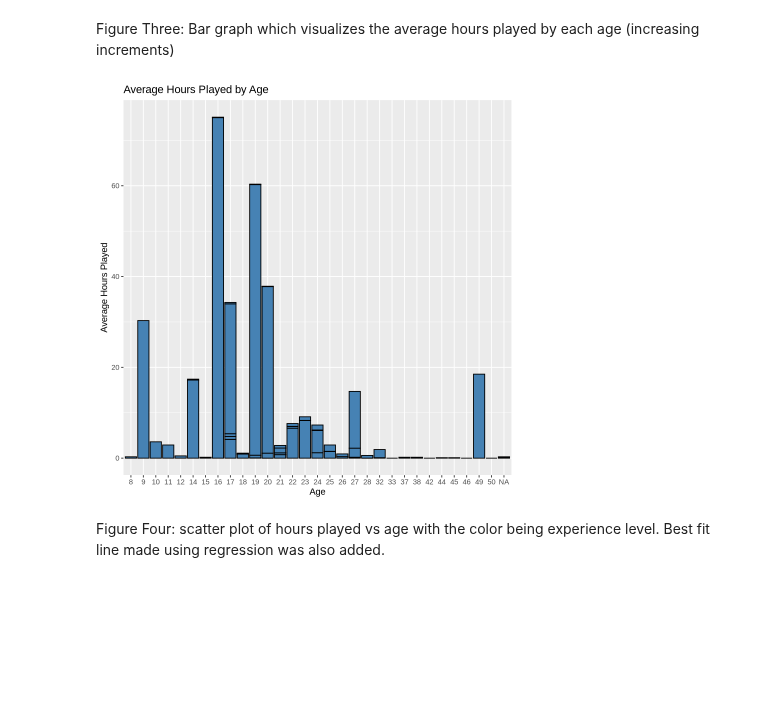
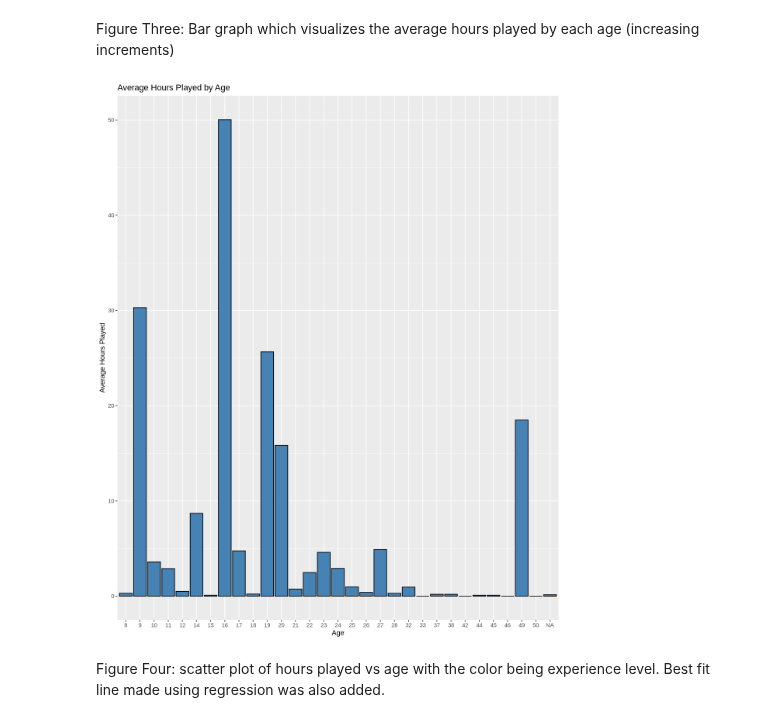
Before and after one commit to Chalkkk/dsci-final-group-project, a Jupyter notebook: final_project.ipynb, the cells around one changed output. Drawn from its saved outputs; the diff is of its cells as text; code cells hidden in the pictures; blank space fills up the shorter version.

Commit message:
fixed overlap graph & added regression

```diff
--- a/final_project.ipynb
+++ b/final_project.ipynb
@@ -351,17 +352,17 @@ hours_experience_boxplot
 # %% [markdown]
 Figure Three: Bar graph which visualizes the average hours played by each age (increasing increments)
 # %%
-hours_age_bars <- hours_age_exp_sum |>
+hours_age_bars <- hours_age_sum |>
                   ggplot(aes(x = factor(Age), y = average_played_hours)) +
                   geom_bar(stat = "identity",
                            fill = "steelblue",
                            colour = "black") +
                   labs(title = "Average Hours Played by Age",
                        x = "Age",
                        y = "Average Hours Played")
 hours_age_bars
 # %% [output]
-[figure, old version]
+[figure, new version]
 # %% [markdown]
 Figure Four: scatter plot of hours played vs age with the color being experience level. Best fit line made using regression was also added.
 # %%
```
Also changed, not shown: parts of 3 cells of this notebook.
